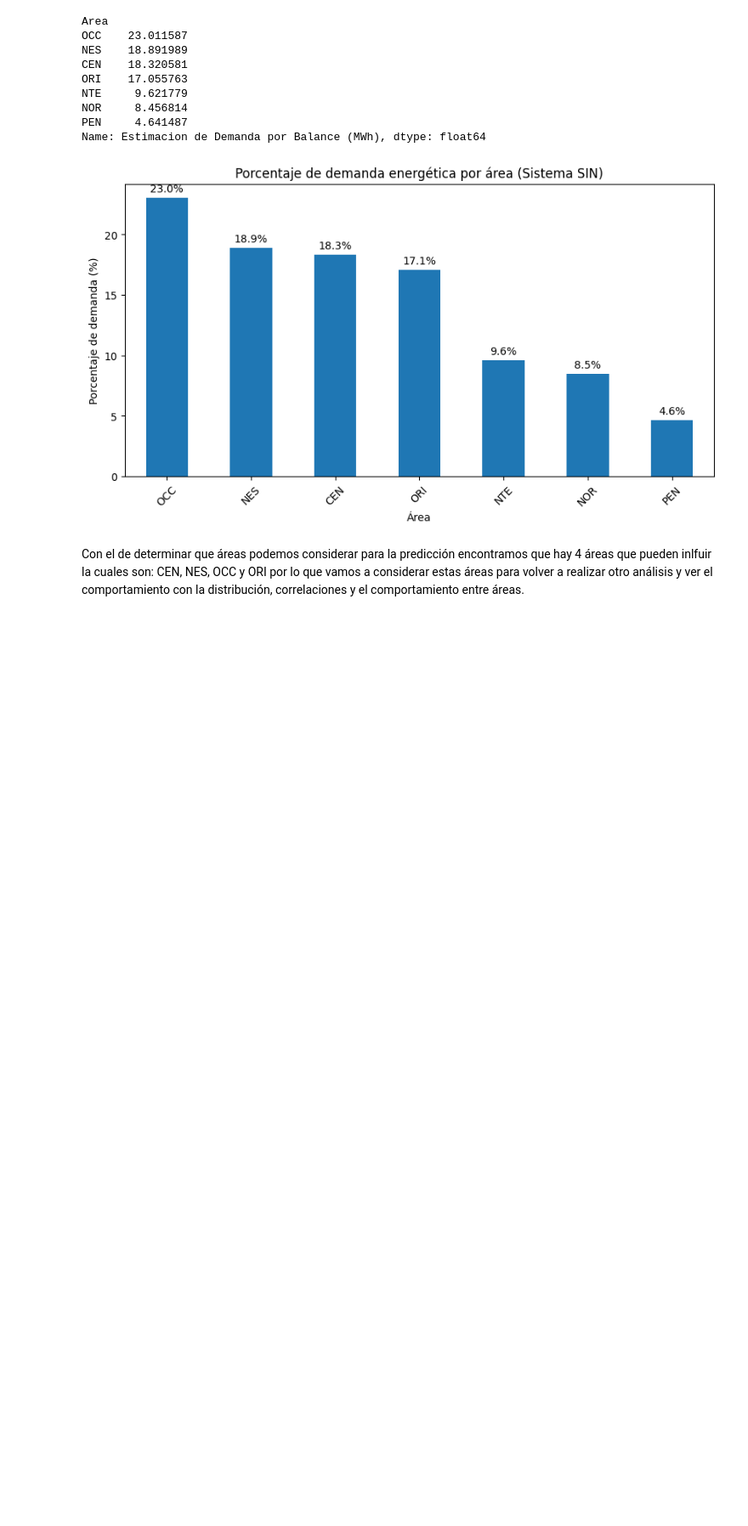
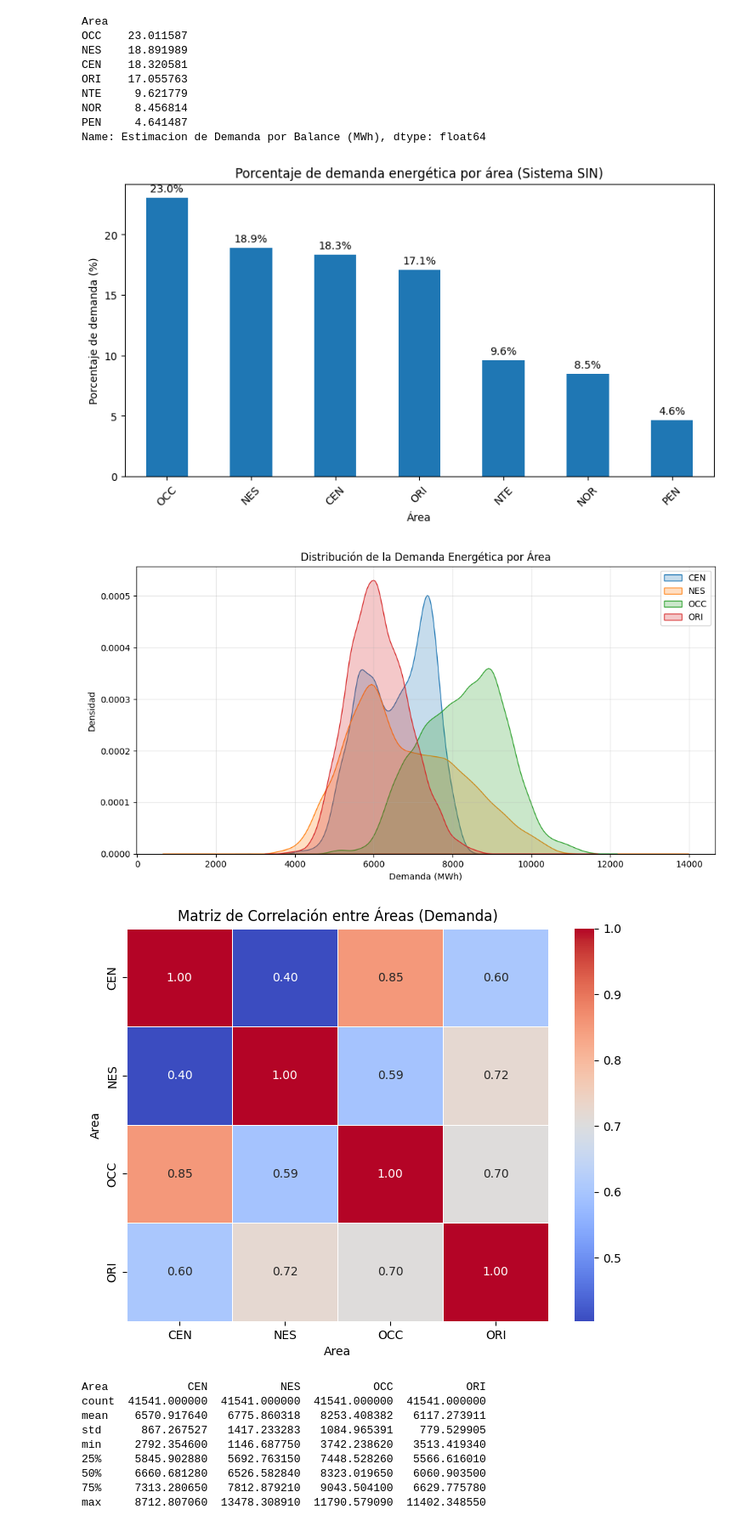
Before and after one commit to UlisesACC/Modelado-Predictivo, a Jupyter notebook: regresion/EDA.ipynb, the cells around one changed output. Shown at 85% size. Drawn from its saved outputs; the diff is of its cells as text; code cells hidden in the pictures; blank space fills up the shorter version.

Commit message:
Correlaciones de areas y distribución

```diff
--- a/regresion/EDA.ipynb
+++ b/regresion/EDA.ipynb
@@ -484,5 +493,73 @@ plt.xticks(rotation=45)
 plt.show()
 # %% [output]
 [figure]
-# %% [markdown]
-Con el de determinar que áreas podemos considerar para la predicción encontramos que hay 4 áreas que pueden inlfuir la cuales son: CEN, NES, OCC y ORI por lo que vamos a considerar estas áreas para volver a realizar otro análisis y ver el comportamiento  con la distribución, correlaciones y el comportamiento entre áreas.
+# %%
+import pandas as pd
+import matplotlib.pyplot as plt
+import seaborn as sns
+
+# Convertir Timestamp a datetime
+df_sin['Timestamp'] = pd.to_datetime(df_sin['Timestamp'])
+
+# Seleccionar solo las 4 áreas de interés
+areas_interes = ['CEN', 'NES', 'OCC', 'ORI']
+df_sin = df_sin[df_sin['Area'].isin(areas_interes)].copy()
+
+# 1. Análisis de distribución (KDE)
+plt.figure(figsize=(12,6))
+
+for area in areas_interes:
+    subset = df_sin[df_sin['Area'] == area]
+    sns.kdeplot(
+        subset['Estimacion de Demanda por Balance (MWh)'],
+        label=area,
+        fill=True
+    )
+
+plt.title('Distribución de la Demanda Energética por Área')
+plt.xlabel('Demanda (MWh)')
+plt.ylabel('Densidad')
+plt.legend()
+plt.grid(alpha=0.3)
+
+plt.show()
+
+# 2. Preparación para correlación
+df_pivot = df_sin.pivot_table(
+    index='Timestamp',
+    columns='Area',
+    values='Estimacion de Demanda por Balance (MWh)',
+    aggfunc='mean'
+)
+
+# 3. Matriz de correlación
+corr_matrix = df_pivot.corr()
+
+# 4. Heatmap de correlación
+plt.figure(figsize=(8,6))
+
+sns.heatmap(
+    corr_matrix,
+    annot=True,
+    cmap='coolwarm',
+    fmt=".2f",
+    linewidths=0.5
+)
+
+plt.title('Matriz de Correlación entre Áreas (Demanda)')
+plt.show()
+
+# 5. Resumen estadístico
+print(df_pivot.describe())
+# %% [output]
+[figure, added]
+[figure, added]
+Area            CEN           NES           OCC           ORI
+count  41541.000000  41541.000000  41541.000000  41541.000000
+mean    6570.917640   6775.860318   8253.408382   6117.273911
+std      867.267527   1417.233283   1084.965391    779.529905
+min     2792.354600   1146.687750   3742.238620   3513.419340
+25%     5845.902880   5692.763150   7448.528260   5566.616010
+50%     6660.681280   6526.582840   8323.019650   6060.903500
+75%     7313.280650   7812.879210   9043.504100   6629.775780
+max     8712.807060  13478.308910  11790.579090  11402.348550
```
Also changed, not shown: parts of 7 cells of this notebook.
